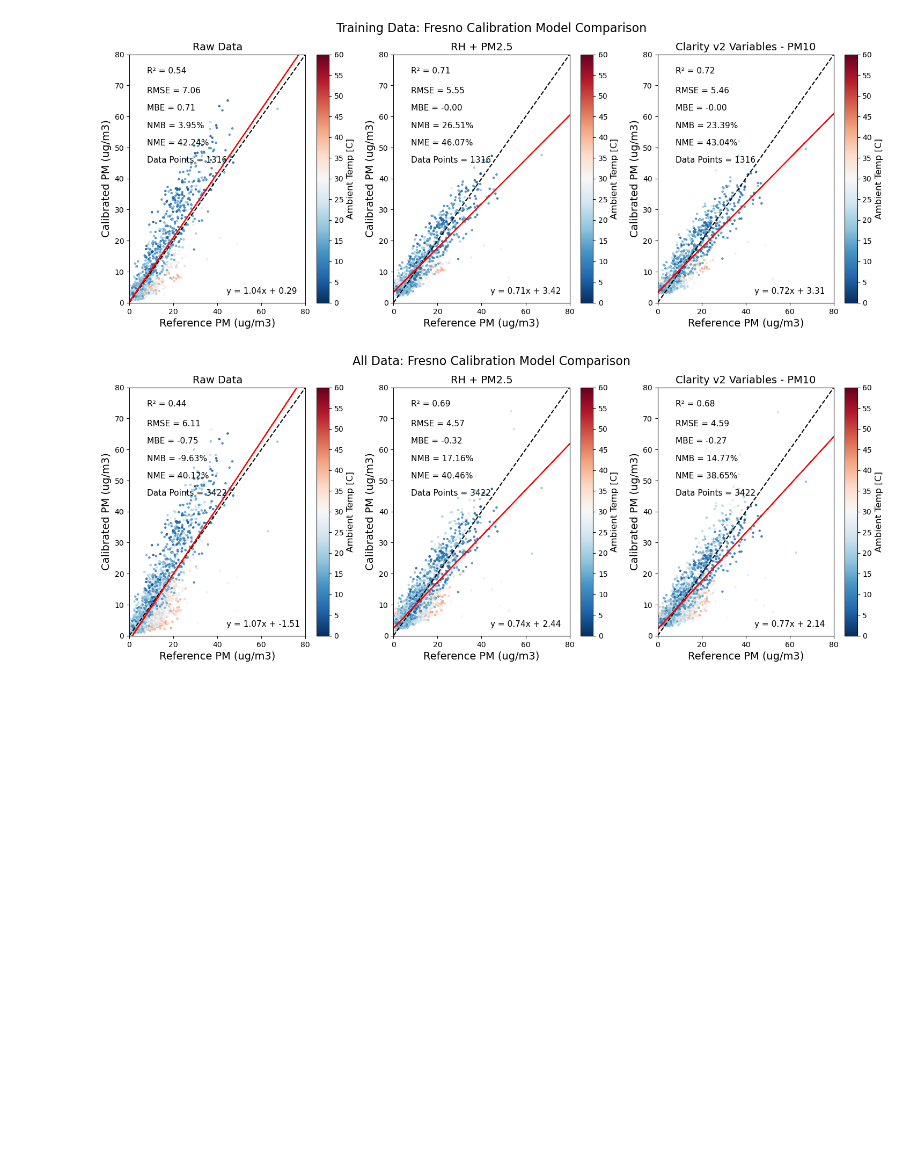
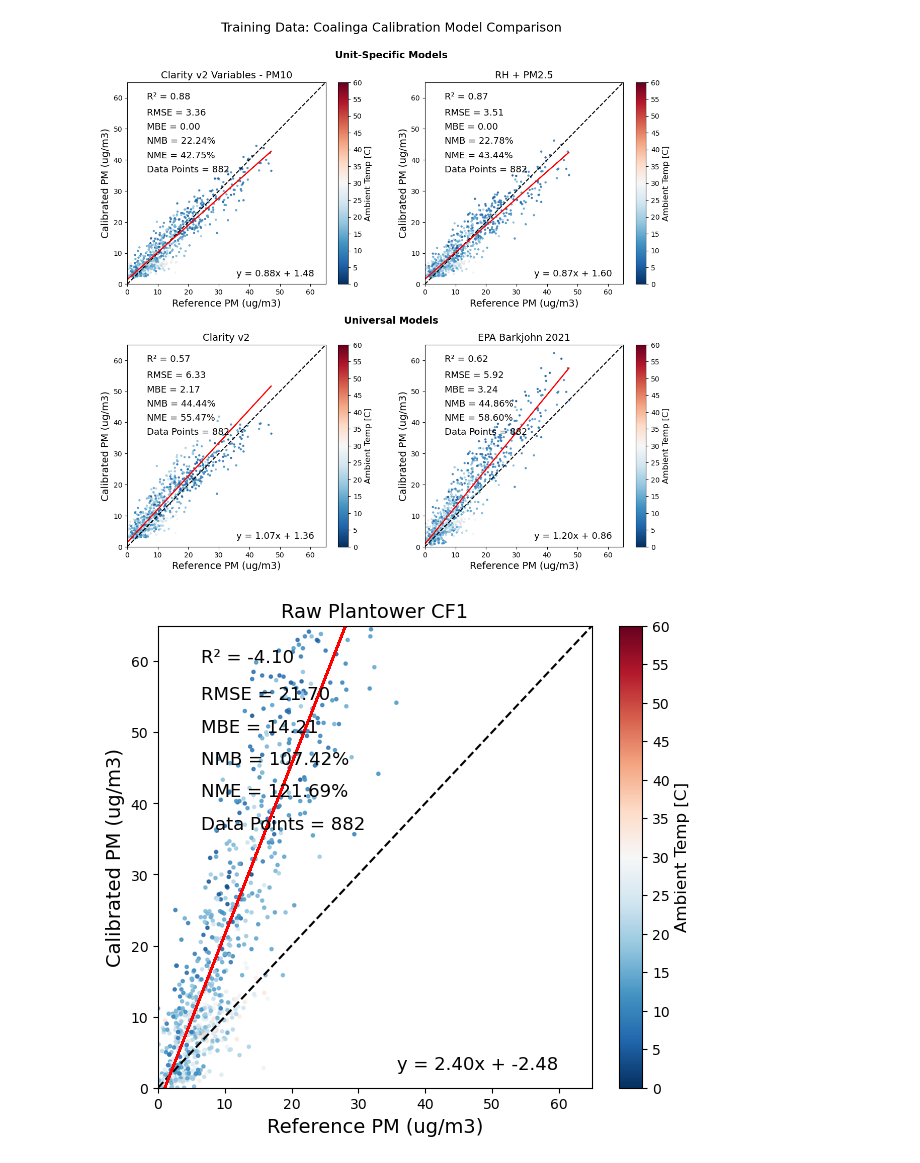
Before and after one commit to TorriaCol/voz-data-analysis, a Jupyter notebook: plots/calibrate.ipynb, the cells around one changed output. Cells and saved outputs as stored; diff of their text form; code cells hidden in the pictures; blank space fills up the shorter version.

Commit message:
Fixed plots?

```diff
--- a/plots/calibrate.ipynb
+++ b/plots/calibrate.ipynb
@@ -11,8 +11,8 @@ from data_tools import clean_data as clean
 
 combine = CreateTrainingandTestData()
 # Change as needed
-sensor_id = "Fresno"
-pmdata = "m_PM25_b"
+sensor_id = "Coalinga"
+pmdata = "m_PM25_CF1"
 year = "2023"
 
 data_name = {
@@ -60,7 +60,7 @@ when = {
 }
 combine.set_calibration_parameters(pmdata,sensor_id,voz_data)
 training_data,all_data = combine.get_combined_data(training_dates,testing_dates,calibration_reference,deployment_reference)
-training_data,all_data = map(lambda df: clean.eliminate_waste_data(df, sensor), [training_data, all_data])
+training_data, all_data = map(lambda df: clean.eliminate_waste_data(df, sensor), [training_data, all_data])
 # %%
 import pandas as pd
 import matplotlib.pyplot as plt
@@ -105,9 +105,11 @@ variables = [sensor["pm2.5"],sensor["rh"],sensor["pm1"],'temp_minus_dew_point','
 clarity_output = rf"../reference_files/2023rawdata/{sensor["name"]}_calibration_variables/{sensor_id}ClarityRemake.csv"
 new_column = "pm_calibrated_clarityremake"
 
+all_data = all_data.dropna(subset=variables)
 try:
     calibration_model = elastic_net.calibrate(training_data, variables, clarity_output)
     calibrated_data = elastic_net.apply_calibration(calibration_model,all_data,variables,new_column)
+
     print("Calibrated data:", calibrated_data[new_column])
 except ValueError as e:
     print("Error:", e)
@@ -191,33 +195,23 @@ calibrated_data.to_csv(calibrated_file, index=True)
 # %%
 from data_tools.plot_against_reference import PlotPlantower
 from data_tools.plot_against_reference import PlotSensirion
 ps = PlotSensirion()
 ptw = PlotPlantower()
 
-training_data = combine.subsection(all_data,training_dates)
-testing_data = combine.subsection(all_data,testing_dates)
+training_data = combine.subsection(calibrated_data,training_dates)
+testing_data = combine.subsection(calibrated_data,testing_dates)
 # Base columns to always drop NAs for
-dropna_cols = [
-    'reference',
-    sensor["pm2.5"],
-    'pm_calibrated_twovar',
-    'pm_calibrated_clarityremake'
-]
-
-# Conditionally add EPA columns
-if sensor["name"] == "Plantower":
-    dropna_cols += [
-        'pm_calibrated_clarity','pm_calibrated_epa_barkjohn'
-    ]
+training_data = training_data.dropna(subset=['reference'])
+testing_data = testing_data.dropna(subset=['reference'])
 
 if(sensor["name"] == "Plantower"):
     ptw.plot(training_data,sensor_id,"Training")
-    ptw.plot(all_data,sensor_id,"All")
+    # ptw.plot(all_data,sensor_id,"All")
     ptw.plot(testing_data,sensor_id,"Testing")
 else:
     ps.plot(training_data,sensor_id,"Training")
-    ps.plot(all_data,sensor_id,"All")
+    # ps.plot(all_data,sensor_id,"All")
     ps.plot(testing_data,sensor_id,"Testing")
 # %% [output]
-[figure, old version]
+[figure, new version]
-[figure, old version]
+[figure, new version]
```
Also changed, not shown: parts of 5 cells of this notebook, 8 other files.
